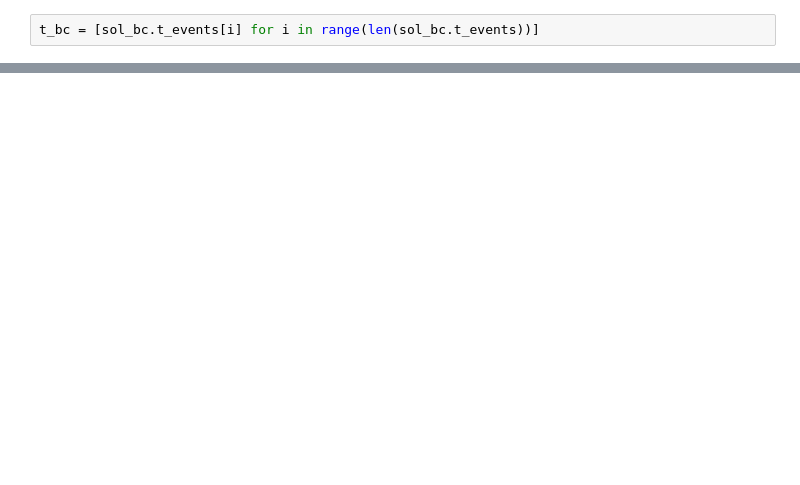
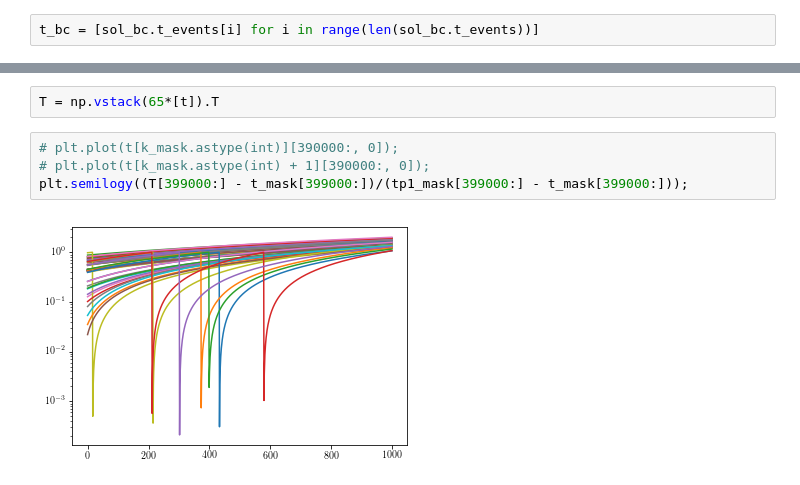
Before and after one commit to henmitch/chimera-2019, a Jupyter notebook: code/python/sim.ipynb, the cells around one changed output, grey strips where cells are left out. Saved outputs shown, nothing was run; the diff lists cells and outputs as text; blank space fills up the shorter version.

```diff
--- a/code/python/sim.ipynb
+++ b/code/python/sim.ipynb
@@ -474,0 +473,8 @@ Wall time: 7min 15s
+# %%
+T = np.vstack(65*[t]).T
+# %%
+# plt.plot(t[k_mask.astype(int)][390000:, 0]);
+# plt.plot(t[k_mask.astype(int) + 1][390000:, 0]);
+plt.semilogy((T[399000:] - t_mask[399000:])/(tp1_mask[399000:] - t_mask[399000:]));
+# %% [output]
+[figure, added]
```
Also changed, not shown: parts of 52 cells of this notebook.
